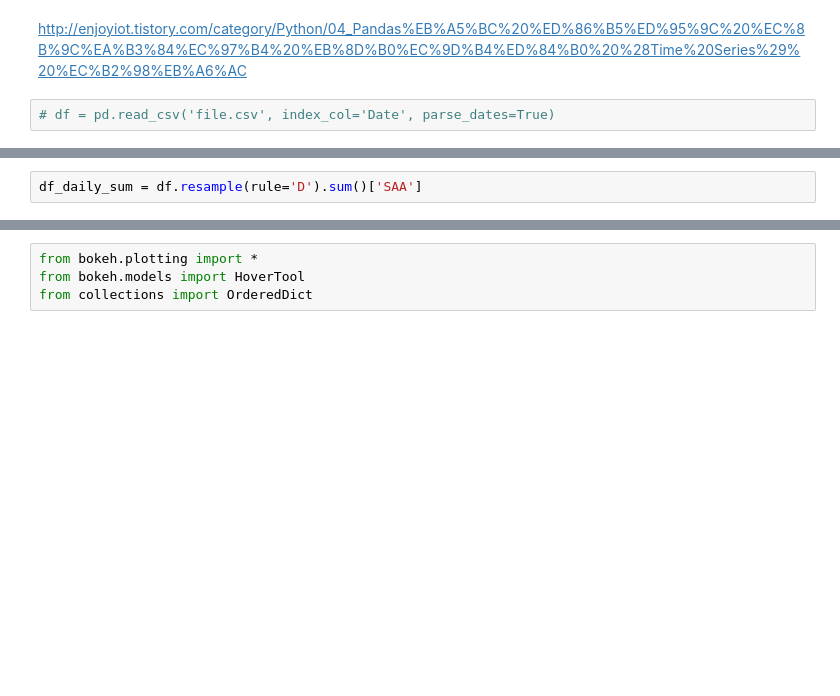
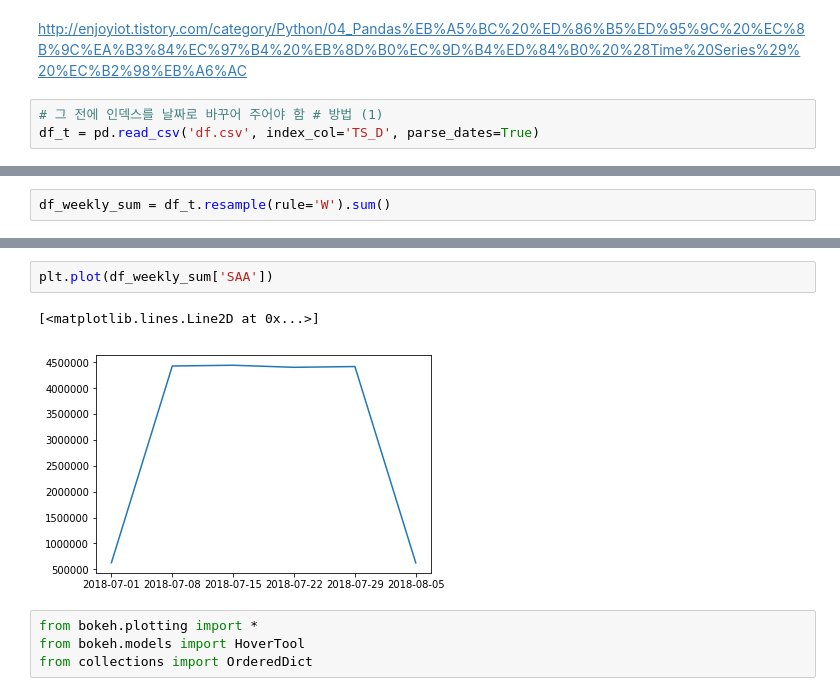
Before and after one commit to mchoimis/-, a Jupyter notebook: test-pandas.ipynb, the cells around one changed output, grey strips where cells are left out. Cells and saved outputs as stored; diff of their text form; blank space fills up the shorter version.

```diff
--- a/test-pandas.ipynb
+++ b/test-pandas.ipynb
@@ -716,4 +758,5 @@ memory usage: 68.7 MB
 # %% [markdown]
 http://enjoyiot.tistory.com/category/Python/04_Pandas%EB%A5%BC%20%ED%86%B5%ED%95%9C%20%EC%8B%9C%EA%B3%84%EC%97%B4%20%EB%8D%B0%EC%9D%B4%ED%84%B0%20%28Time%20Series%29%20%EC%B2%98%EB%A6%AC
 # %%
-# df = pd.read_csv('file.csv', index_col='Date', parse_dates=True)
+# 그 전에 인덱스를 날짜로 바꾸어 주어야 함 # 방법 (1)
+df_t = pd.read_csv('df.csv', index_col='TS_D', parse_dates=True)
@@ -801,2 +872,2 @@ df.resample(rule='D').max()
 # %%
-df_daily_sum = df.resample(rule='D').sum()['SAA']
+df_weekly_sum = df_t.resample(rule='W').sum()
@@ -803,3 +884,8 @@ df_daily_sum = df.resample(rule='D').sum()['SAA']
+# %%
+plt.plot(df_weekly_sum['SAA'])
+# %% [output]
+[<matplotlib.lines.Line2D at 0x...>]
+[figure, added]
 # %%
 from bokeh.plotting import *
 from bokeh.models import HoverTool
```
Also changed, not shown: parts of 49 cells of this notebook, 6 other files.
